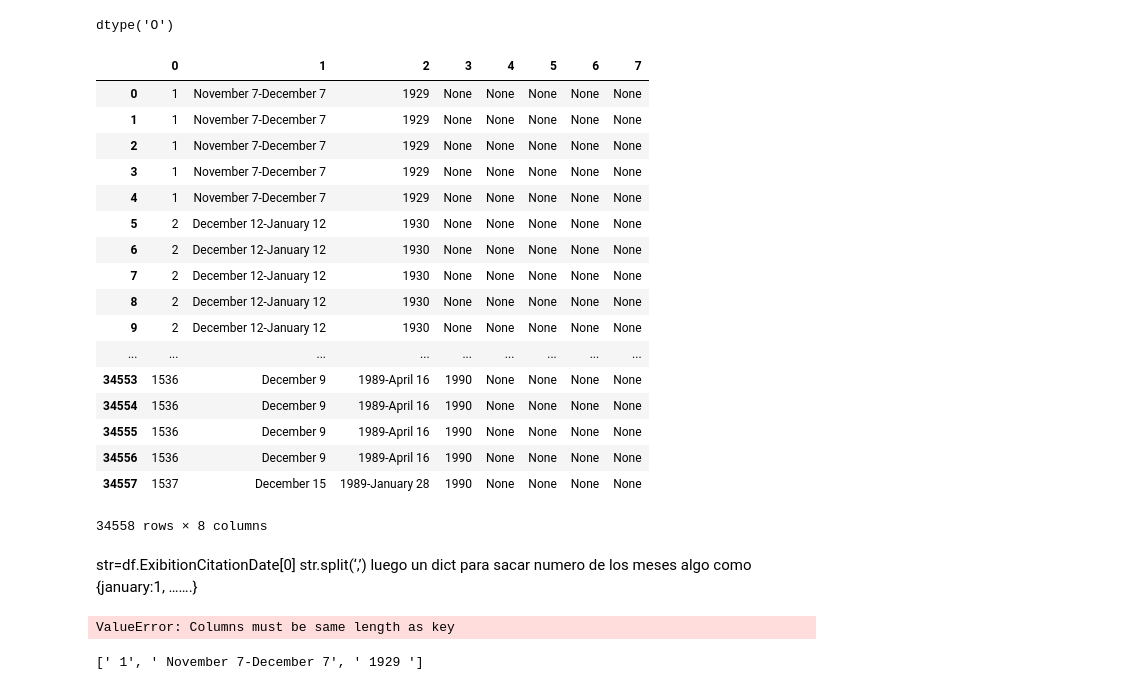
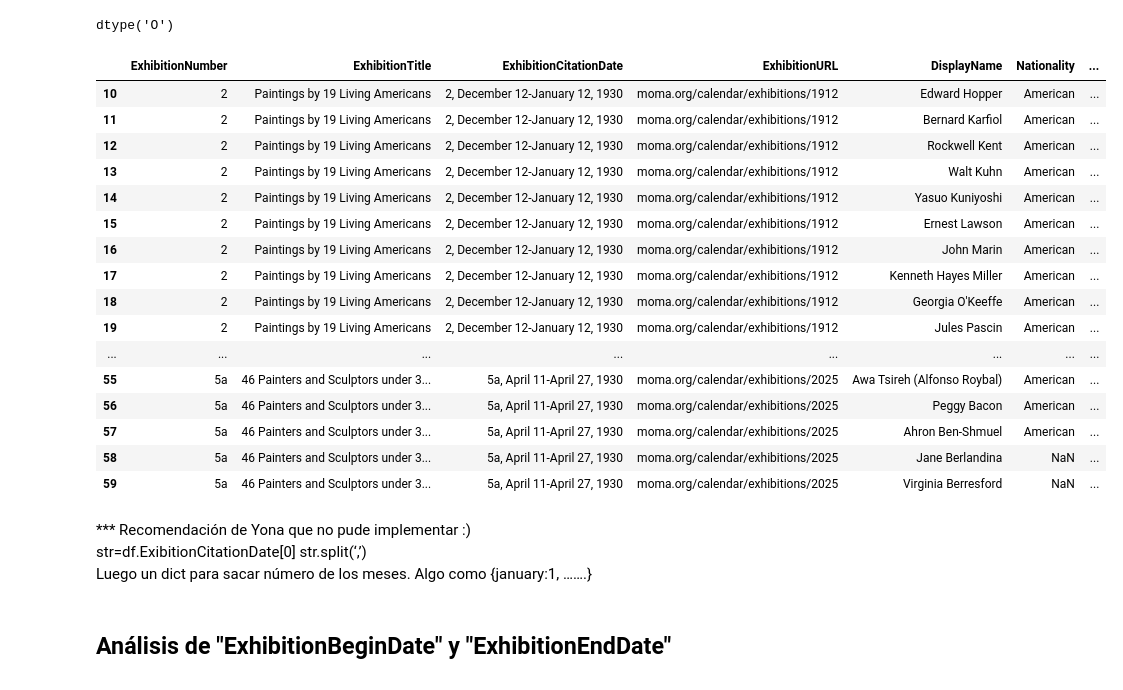
Before and after one commit to PaulaNuno/ironhack-final-project, a Jupyter notebook: exploring_dataset.ipynb, the cells around one changed output. Drawn from its saved outputs; the diff is of its cells as text; code cells hidden in the pictures.

```diff
--- a/exploring_dataset.ipynb
+++ b/exploring_dataset.ipynb
@@ -195,5 +122,0 @@ Name: Nationality, Length: 75, dtype: int64
-# %%
-df_final = df.drop(columns=['ExhibitionID','ExhibitionBeginDate', 'ExhibitionEndDate', 'ExhibitionSortOrder','ExhibitionRole', 'ExhibitionRoleinPressRelease', 'ConstituentID', 'ConstituentType', 'AlphaSort', 'FirstName', 'MiddleName', 'LastName', 'Suffix', 'Institution', 'ConstituentBeginDate', 'ConstituentEndDate', 'VIAFID', 'WikidataID', 'ULANID'])
-pd.options.display.max_columns = 0
-display(df_final.head())
-df_final.shape
@@ -311,36 +306,29 @@ df_final['ExhibitionCitationDate'].dtypes #
 dtype('O')
 # %%
 df_final.ExhibitionCitationDate.str.split(',', expand=True)
+df_final[10:60]
 # %% [output]
-|  | 0 | 1 | 2 | 3 | 4 | 5 | 6 | 7 |
-| 0 | 1 | November 7-December 7 | 1929 | None | None | None | None | None |
-| 1 | 1 | November 7-December 7 | 1929 | None | None | None | None | None |
-| 2 | 1 | November 7-December 7 | 1929 | None | None | None | None | None |
-| 3 | 1 | November 7-December 7 | 1929 | None | None | None | None | None |
-| 4 | 1 | November 7-December 7 | 1929 | None | None | None | None | None |
-| 5 | 2 | December 12-January 12 | 1930 | None | None | None | None | None |
-| 6 | 2 | December 12-January 12 | 1930 | None | None | None | None | None |
-| 7 | 2 | December 12-January 12 | 1930 | None | None | None | None | None |
-| 8 | 2 | December 12-January 12 | 1930 | None | None | None | None | None |
-| 9 | 2 | December 12-January 12 | 1930 | None | None | None | None | None |
-| ... | ... | ... | ... | ... | ... | ... | ... | ... |
-| 34553 | 1536 | December 9 | 1989-April 16 | 1990 | None | None | None | None |
-| 34554 | 1536 | December 9 | 1989-April 16 | 1990 | None | None | None | None |
-| 34555 | 1536 | December 9 | 1989-April 16 | 1990 | None | None | None | None |
-| 34556 | 1536 | December 9 | 1989-April 16 | 1990 | None | None | None | None |
-| 34557 | 1537 | December 15 | 1989-January 28 | 1990 | None | None | None | None |
+|  | ExhibitionNumber | ExhibitionTitle | ExhibitionCitationDate | ExhibitionURL | DisplayName | Nationality | ... |
+| 10 | 2 | Paintings by 19 Living Americans | 2, December 12-January 12, 1930 | moma.org/calendar/exhibitions/1912 | Edward Hopper | American | ... |
+| 11 | 2 | Paintings by 19 Living Americans | 2, December 12-January 12, 1930 | moma.org/calendar/exhibitions/1912 | Bernard Karfiol | American | ... |
+| 12 | 2 | Paintings by 19 Living Americans | 2, December 12-January 12, 1930 | moma.org/calendar/exhibitions/1912 | Rockwell Kent | American | ... |
+| 13 | 2 | Paintings by 19 Living Americans | 2, December 12-January 12, 1930 | moma.org/calendar/exhibitions/1912 | Walt Kuhn | American | ... |
+| 14 | 2 | Paintings by 19 Living Americans | 2, December 12-January 12, 1930 | moma.org/calendar/exhibitions/1912 | Yasuo Kuniyoshi | American | ... |
+| 15 | 2 | Paintings by 19 Living Americans | 2, December 12-January 12, 1930 | moma.org/calendar/exhibitions/1912 | Ernest Lawson | American | ... |
+| 16 | 2 | Paintings by 19 Living Americans | 2, December 12-January 12, 1930 | moma.org/calendar/exhibitions/1912 | John Marin | American | ... |
+| 17 | 2 | Paintings by 19 Living Americans | 2, December 12-January 12, 1930 | moma.org/calendar/exhibitions/1912 | Kenneth Hayes Miller | American | ... |
+| 18 | 2 | Paintings by 19 Living Americans | 2, December 12-January 12, 1930 | moma.org/calendar/exhibitions/1912 | Georgia O'Keeffe | American | ... |
+| 19 | 2 | Paintings by 19 Living Americans | 2, December 12-January 12, 1930 | moma.org/calendar/exhibitions/1912 | Jules Pascin | American | ... |
+| ... | ... | ... | ... | ... | ... | ... | ... |
+| 55 | 5a | 46 Painters and Sculptors under 3... | 5a, April 11-April 27, 1930 | moma.org/calendar/exhibitions/2025 | Awa Tsireh (Alfonso Roybal) | American | ... |
+| 56 | 5a | 46 Painters and Sculptors under 3... | 5a, April 11-April 27, 1930 | moma.org/calendar/exhibitions/2025 | Peggy Bacon | American | ... |
+| 57 | 5a | 46 Painters and Sculptors under 3... | 5a, April 11-April 27, 1930 | moma.org/calendar/exhibitions/2025 | Ahron Ben-Shmuel | American | ... |
+| 58 | 5a | 46 Painters and Sculptors under 3... | 5a, April 11-April 27, 1930 | moma.org/calendar/exhibitions/2025 | Jane Berlandina | NaN | ... |
+| 59 | 5a | 46 Painters and Sculptors under 3... | 5a, April 11-April 27, 1930 | moma.org/calendar/exhibitions/2025 | Virginia Berresford | NaN | ... |
-34558 rows × 8 columns
 # %% [markdown]
+*** Recomendación de Yona que no pude implementar :)
 str=df.ExibitionCitationDate[0]
 str.split(‘,’)
-luego un dict
-para sacar numero de los meses
-algo como {january:1, …….}
+Luego un dict para sacar número de los meses. Algo como {january:1, …….}
-# %%
-df_final[['ToRemove', 'Beg&EndMonth', 'Year']] = df_final.ExhibitionCitationDate.str.split(',', expand=True)
-# %% [output]
-ValueError: Columns must be same length as key
-# %%
-dates
-# %% [output]
-[' 1', ' November 7-December 7', ' 1929 ']
+# %% [markdown]
+## Análisis de "ExhibitionBeginDate" y "ExhibitionEndDate"
```
Also changed, not shown: parts of 32 cells of this notebook.
